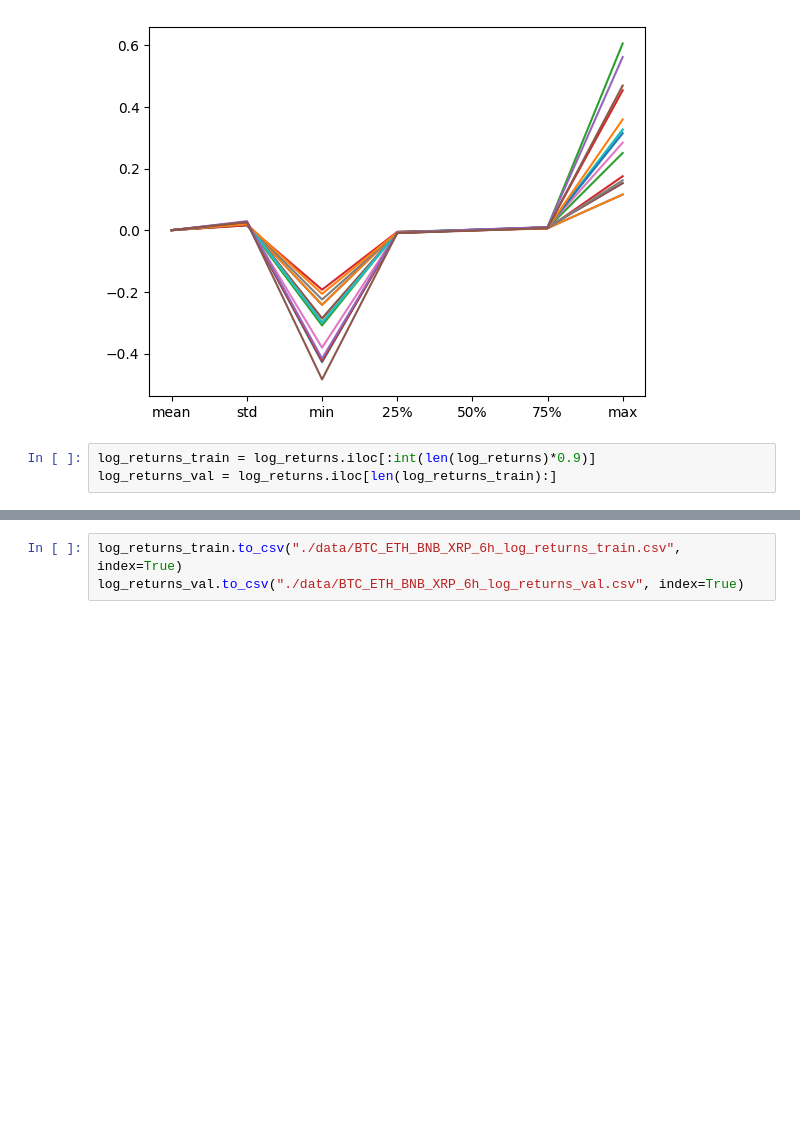
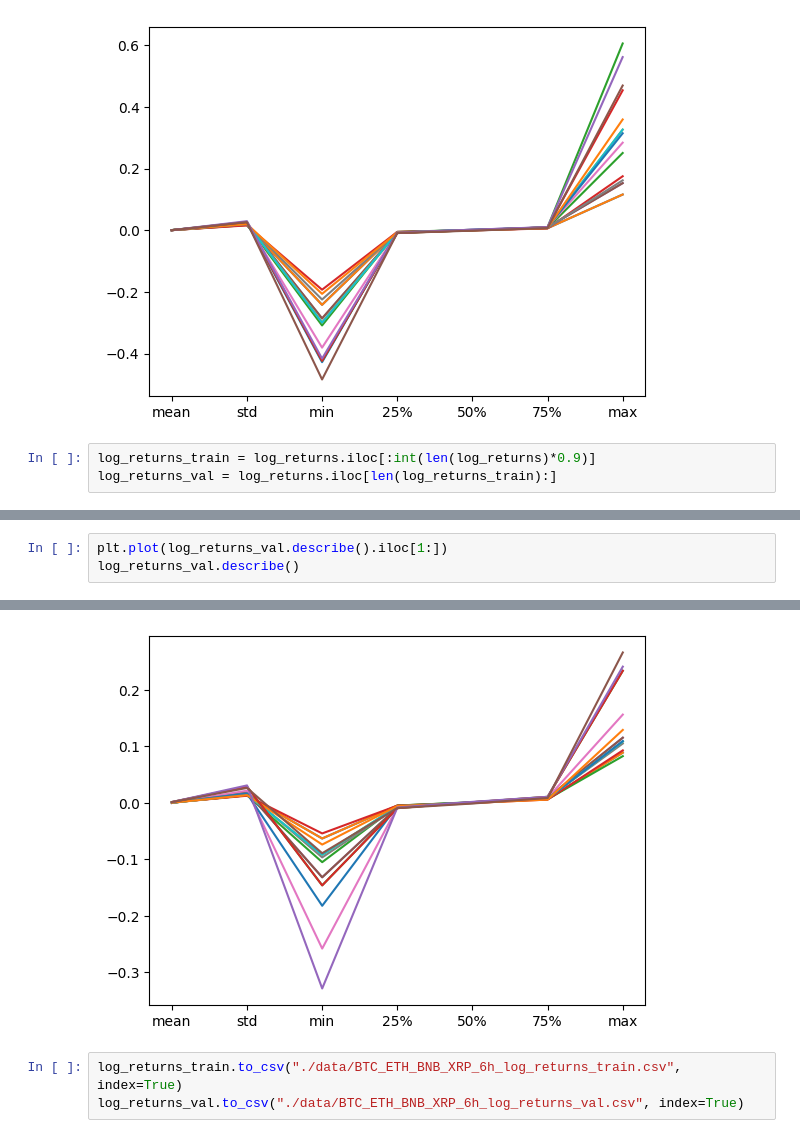
Before and after one commit to mericdemirors/CrossCurrencyPrediction, a Jupyter notebook: 04_data_cleaning.ipynb, the cells around one changed output, grey strips where cells are left out. Saved outputs shown, nothing was run; the diff lists cells and outputs as text; blank space fills up the shorter version.

```diff
--- a/04_data_cleaning.ipynb
+++ b/04_data_cleaning.ipynb
@@ -216,0 +252,4 @@ log_returns_val = log_returns.iloc[len(log_returns_train):]
+# %%
+plt.plot(log_returns_val.describe().iloc[1:])
+log_returns_val.describe()
+# %% [output]
@@ -217,3 +265,4 @@ log_returns_val = log_returns.iloc[len(log_returns_train):]
+[figure, added]
 # %%
 log_returns_train.to_csv("./data/BTC_ETH_BNB_XRP_6h_log_returns_train.csv", index=True)
 log_returns_val.to_csv("./data/BTC_ETH_BNB_XRP_6h_log_returns_val.csv", index=True)
```
Also changed, not shown: parts of 6 cells of this notebook, 4 other files.
